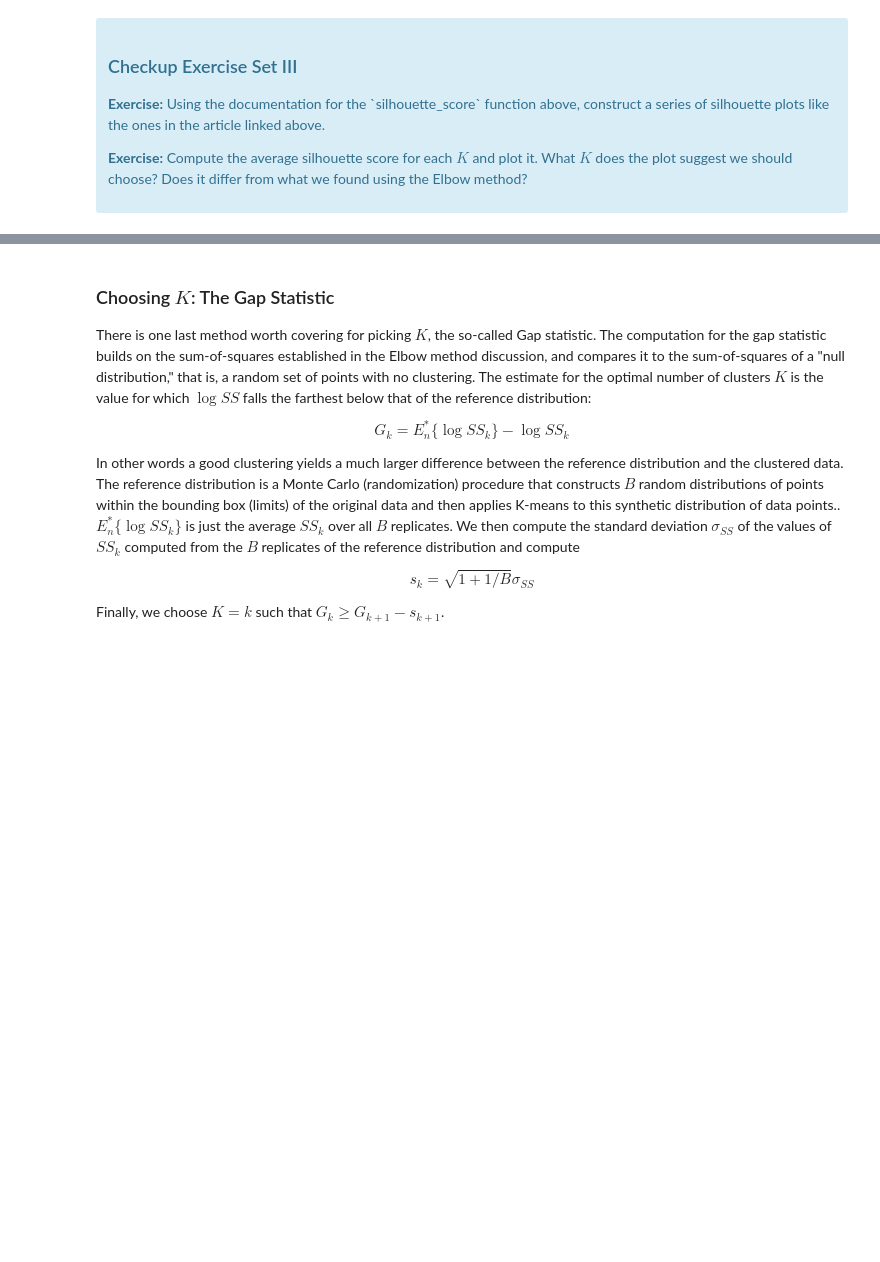
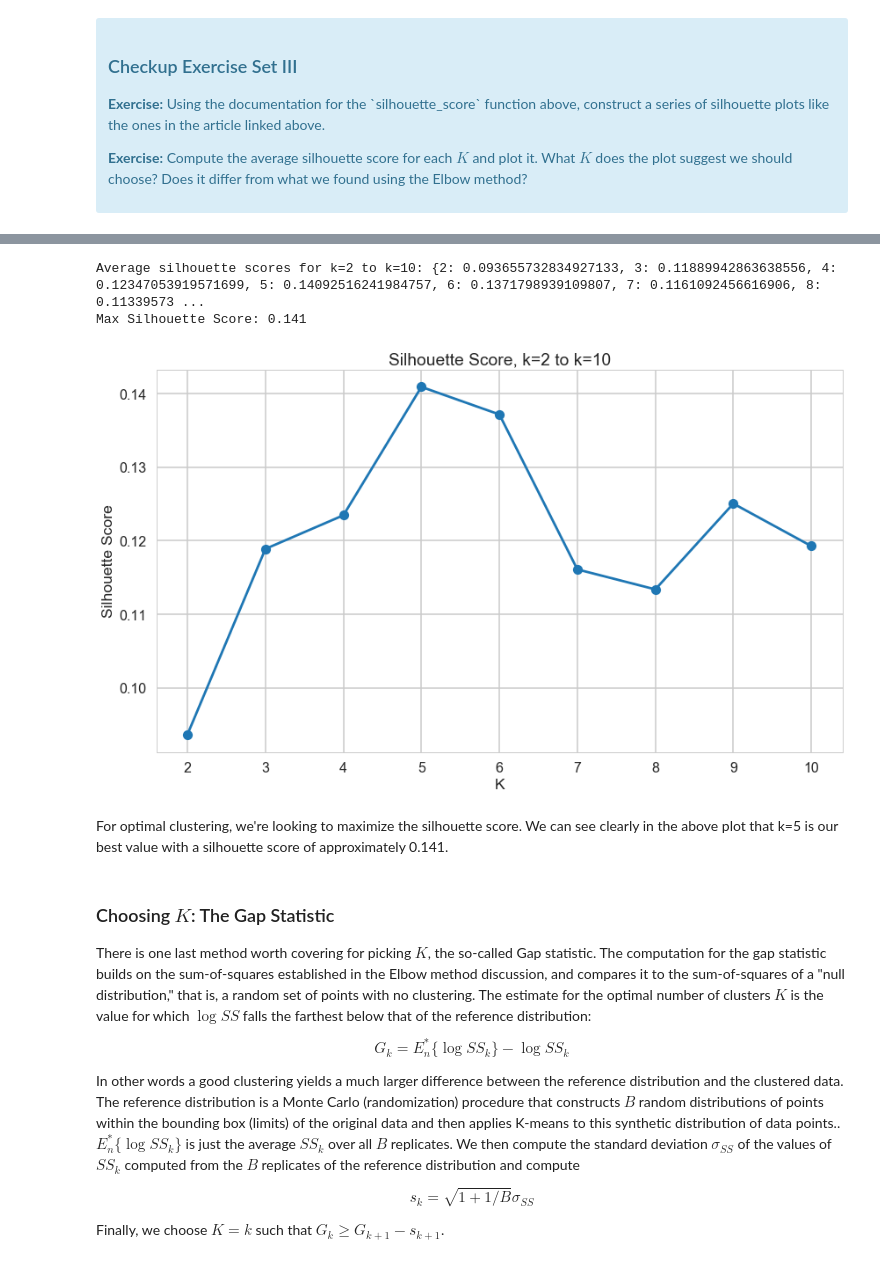
Before and after one commit to isabelvanzijl/Springboard_Other, a Jupyter notebook: Clustering/Mini_Project_Clustering.ipynb, the cells around one changed output, grey strips where cells are left out. Drawn from its saved outputs; the diff is of its cells as text; code cells hidden in the pictures; blank space fills up the shorter version.

```diff
--- a/Clustering/Mini_Project_Clustering.ipynb
+++ b/Clustering/Mini_Project_Clustering.ipynb
@@ -306,3 +309,23 @@ For n_clusters = 6 , the average silhouette_score is : 0.137179893911
+# %%
+# print out average silhouette scores list
+print('Average silhouette scores for k=2 to k=10:', avg_s_scores)
+print('Max Silhouette Score:', round(max(avg_s_scores.values()),3))
+# %% [output]
+Average silhouette scores for k=2 to k=10: {2: 0.093655732834927133, 3: 0.11889942863638556, 4: 0.12347053919571699, 5: 0.14092516241984757, 6: 0.1371798939109807, 7: 0.1161092456616906, 8: 0.11339573 ...
+Max Silhouette Score: 0.141
+# %%
+# plot silhouette score for each k
+x, y = zip(*sorted(avg_s_scores.items()))
+plt.figure(figsize=(14,8))
+plt.plot(x, y, '-o')
+plt.xlabel('K')
+plt.ylabel('Silhouette Score')
+plt.title('Silhouette Score, k=2 to k=10')
+plt.show()
+# %% [output]
+[figure, added]
+# %% [markdown]
+For optimal clustering, we're looking to maximize the silhouette score. We can see clearly in the above plot that k=5 is our best value with a silhouette score of approximately 0.141.
 # %% [markdown]
 ### Choosing $K$: The Gap Statistic
 
```
Also changed, not shown: parts of 2 cells of this notebook.
